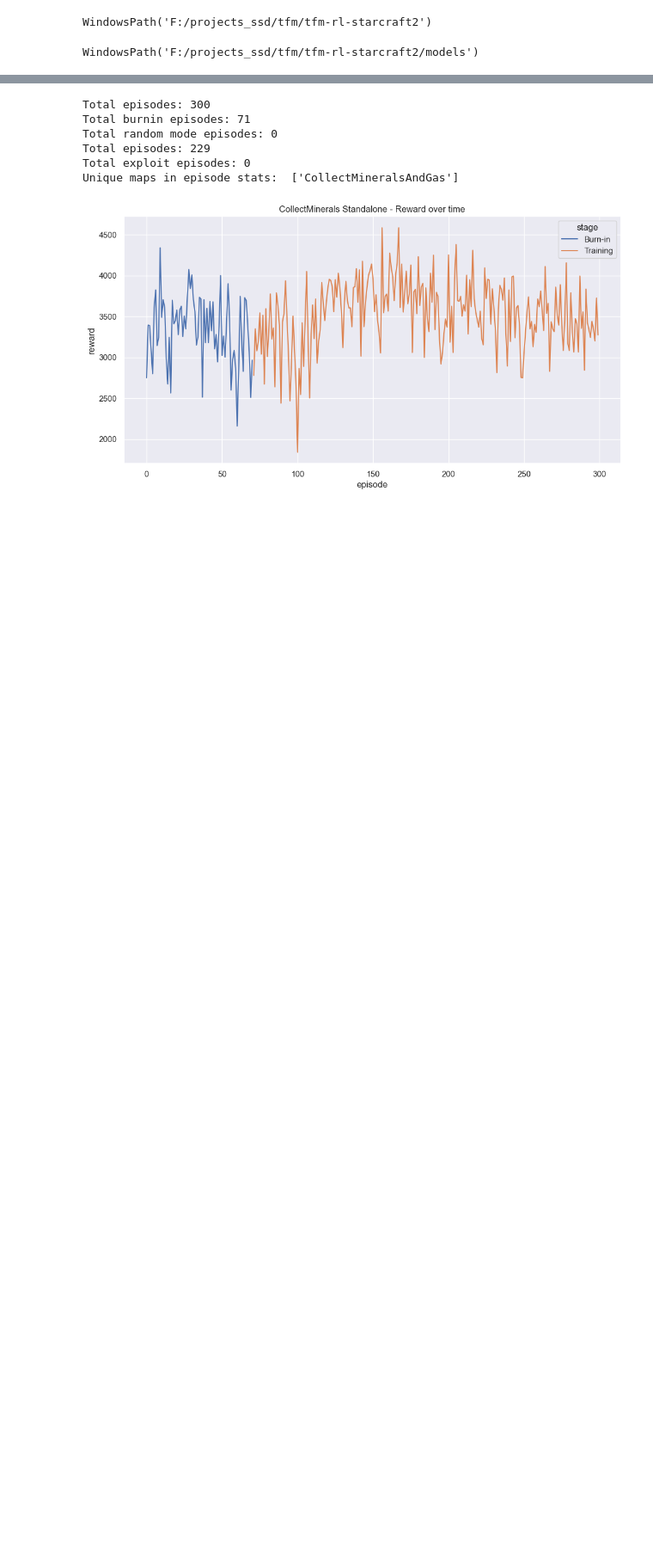
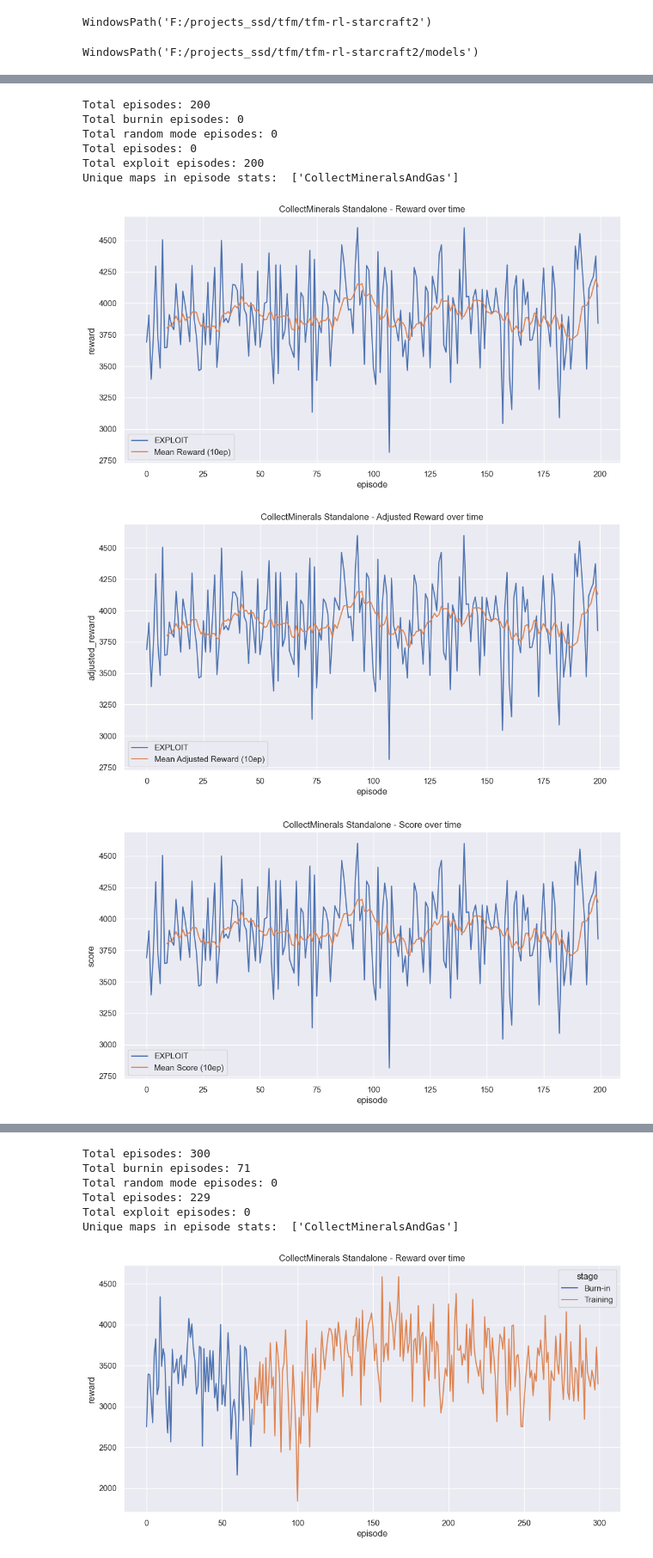
Before and after one commit to alghimo/tfm-rl-starcraft2, a Jupyter notebook: notebooks/Check_results.ipynb, the cells around one changed output, grey strips where cells are left out. Shown at 86% size. Saved outputs shown, nothing was run; the diff lists cells and outputs as text; code cells hidden in the pictures; blank space fills up the shorter version.

Commit message:
Final experiment setup - random agent

```diff
--- a/notebooks/Check_results.ipynb
+++ b/notebooks/Check_results.ipynb
@@ -7,6 +7,8 @@ project_root_path
 WindowsPath('F:/projects_ssd/tfm/tfm-rl-starcraft2')
 # %%
 models_path = project_root_path / "models"
+random_models_path = models_path / "random"
+single_random_models_path = random_models_path / "single"
 # models_path = project_root_path / "models_or"
 models_path
 # %% [output]
@@ -23,29 +25,30 @@ def assign_phase(row):
     return "Burn-in"
 
 
-def get_agent_stats(model_id: str):
-    model_path = models_path / model_id
+def get_agent_stats(model_id: str, model_path: str | Path):
+    model_path = model_path / model_id
     agent_stats_path = model_path / "agent_stats.parquet"
 
     return pd.read_parquet(agent_stats_path)
 
-def get_aggregated_stats(model_id: str):
-    model_path = models_path / model_id
+def get_aggregated_stats(model_id: str, model_path: str | Path):
+    model_path = model_path / model_id
     aggregated_stats_path = model_path / "aggregated_stats.parquet"
 
     return pd.read_parquet(aggregated_stats_path)
 
-def get_episode_stats(model_id: str):
-    model_path = models_path / model_id
+def get_episode_stats(model_id: str, model_path: str | Path):
+    model_path = model_path / model_id
     episode_stats_path = model_path / "episode_stats.parquet"
 
     episode_stats = pd.read_parquet(episode_stats_path)
     episode_stats['episode'] = np.arange(len(episode_stats))
 
-    episode_stats["stage"] = episode_stats.apply(assign_phase, axis=1)
-
-
     episode_stats["loss"] = episode_stats["losses"].apply(lambda losses: np.mean(losses))
+    episode_stats['mean_loss_10ep'] = episode_stats['loss'].rolling(10).mean()
+    episode_stats['mean_rewards_10ep'] = episode_stats['reward'].rolling(10).mean()
+    episode_stats['mean_adjusted_rewards_10ep'] = episode_stats['adjusted_reward'].rolling(10).mean()
+    episode_stats['mean_scores_10ep'] = episode_stats['score'].rolling(10).mean()
 
     return episode_stats
 # %%
@@ -78,12 +83,12 @@ simple64_model_id = f"{base_model_id}_simple64"
 # %%
-def load_stats(model_id, model_name: str, show_plots: bool = True):
-    agent_stats = get_agent_stats(model_id)
-    aggregated_stats = get_aggregated_stats(model_id)
-    episode_stats = get_episode_stats(model_id)
+def load_stats(model_id, model_name: str, model_path: str | Path, show_plots: bool = True):
+    agent_stats = get_agent_stats(model_id, model_path)
+    aggregated_stats = get_aggregated_stats(model_id, model_path)
+    episode_stats = get_episode_stats(model_id, model_path)
     total_episodes = len(episode_stats)
-    total_training_episodes = len(episode_stats[episode_stats["is_training"] == True])
-    total_exploit_episodes = len(episode_stats[episode_stats["is_exploit"] == True])
-    total_burnin_episodes = total_episodes - total_training_episodes - total_exploit_episodes
+    total_training_episodes = len(episode_stats[episode_stats["initial_stage"] == "TRAINING"])
+    total_exploit_episodes = len(episode_stats[episode_stats["initial_stage"] == "EXPLOIT"])
+    total_burnin_episodes = len(episode_stats[episode_stats["initial_stage"] == "BURN_IN"])
     total_random_mode_episodes = len(episode_stats[episode_stats["is_random_mode"] == True])
     print(f"Total episodes: {total_episodes}")
     print(f"Total burnin episodes: {total_burnin_episodes}")
@@ -108,0 +124,14 @@ def plot_stats(episode_stats, model_name):
+# %%
+collect_minerals_model_id ="collect_minerals"
+episode_stats, agent_stats, aggregated_stats = load_stats(collect_minerals_model_id, model_path=single_random_models_path, model_name="CollectMinerals Standalone")
+episode_stats.head()
+# %% [output]
+Total episodes: 200
+Total burnin episodes: 0
+Total random mode episodes: 0
+Total episodes: 0
+Total exploit episodes: 200
+Unique maps in episode stats:  ['CollectMineralsAndGas']
+[figure, added]
+[figure, added]
+[figure, added]
```
Also changed, not shown: parts of 14 cells of this notebook, 12 other files.
